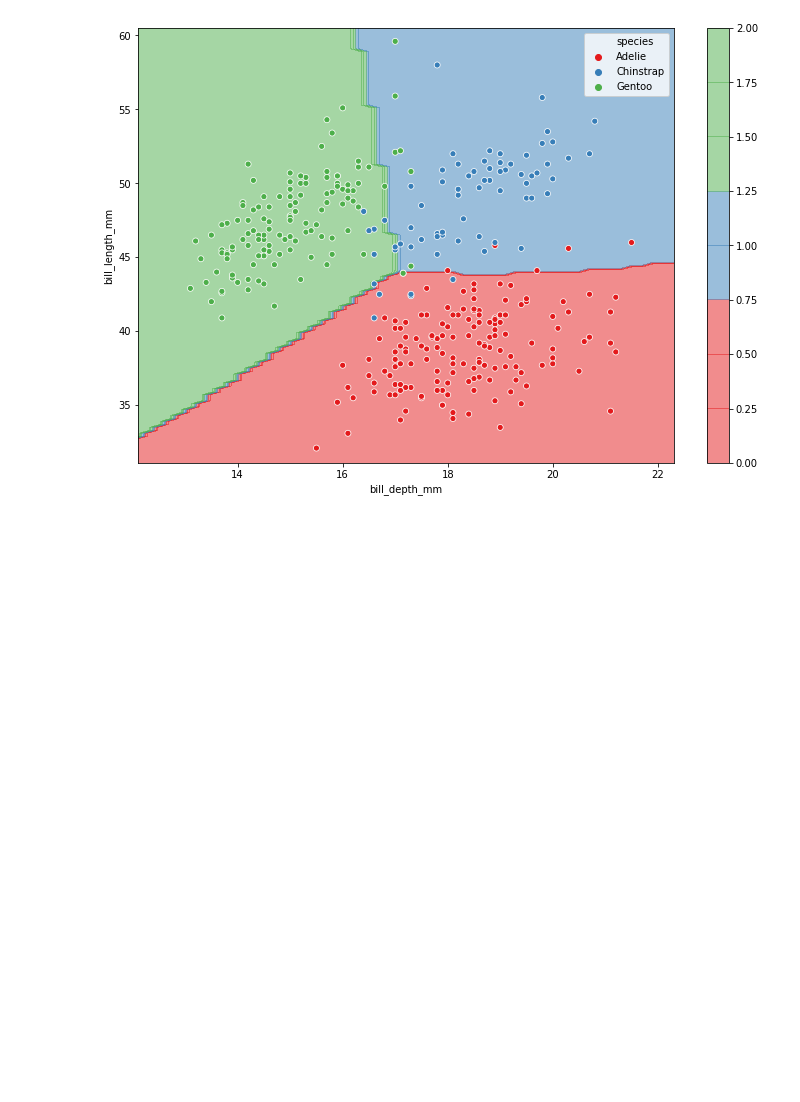
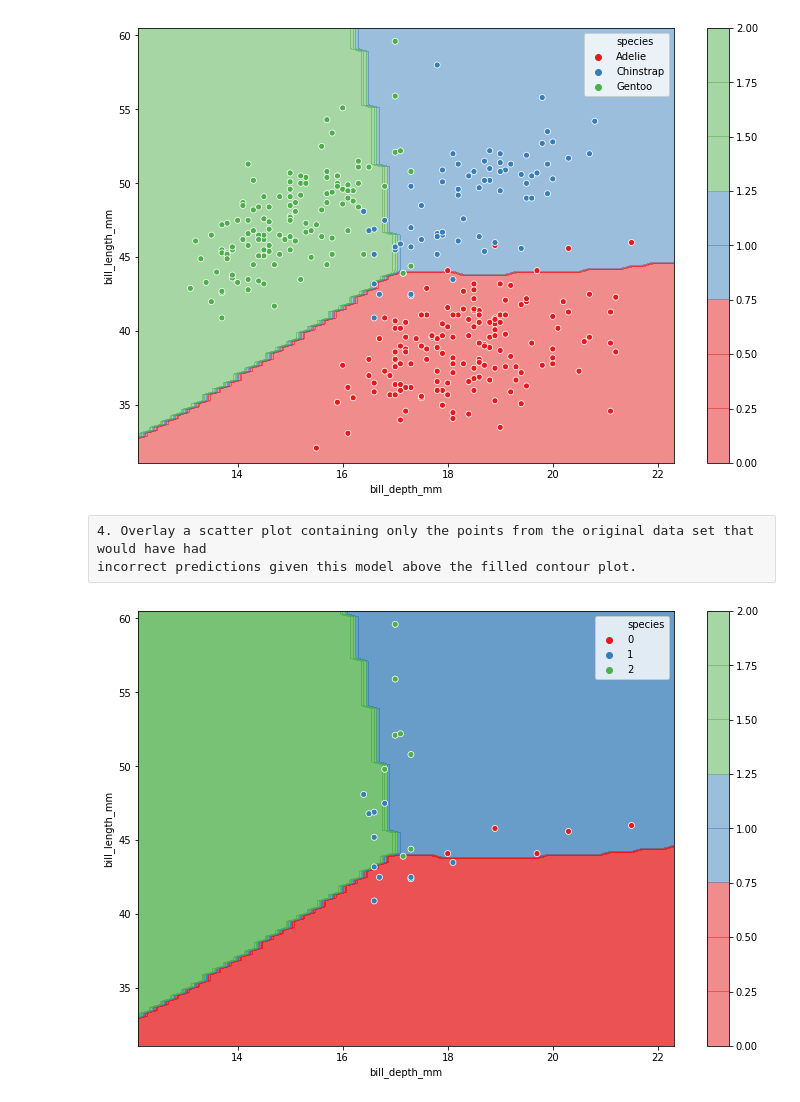
Before and after one commit to martinmazas/penguin-prediction, a Jupyter notebook: task1.ipynb, the cells around one changed output. Cells and saved outputs as stored; diff of their text form; code cells hidden in the pictures; blank space fills up the shorter version.

```diff
--- a/Untitled.ipynb
+++ b/task1.ipynb
@@ -222,3 +223,6 @@ bayes_plot(pd.concat([input_values, target_values], axis=1), spread=1)
    macro avg       0.91      0.92      0.92        69
 weighted avg       0.94      0.94      0.94        69
 [figure]
+# %% [raw]
+4. Overlay a scatter plot containing only the points from the original data set that would have had
+incorrect predictions given this model above the filled contour plot.
@@ -224,0 +278,4 @@ weighted avg       0.94      0.94      0.94        69
+# %%
+get_wrong_predictions('bill_depth_mm', 'bill_length_mm', penguinsData)
+# %% [output]
+[figure, added]
```
Also changed, not shown: parts of 3 cells of this notebook, 3 other files.
